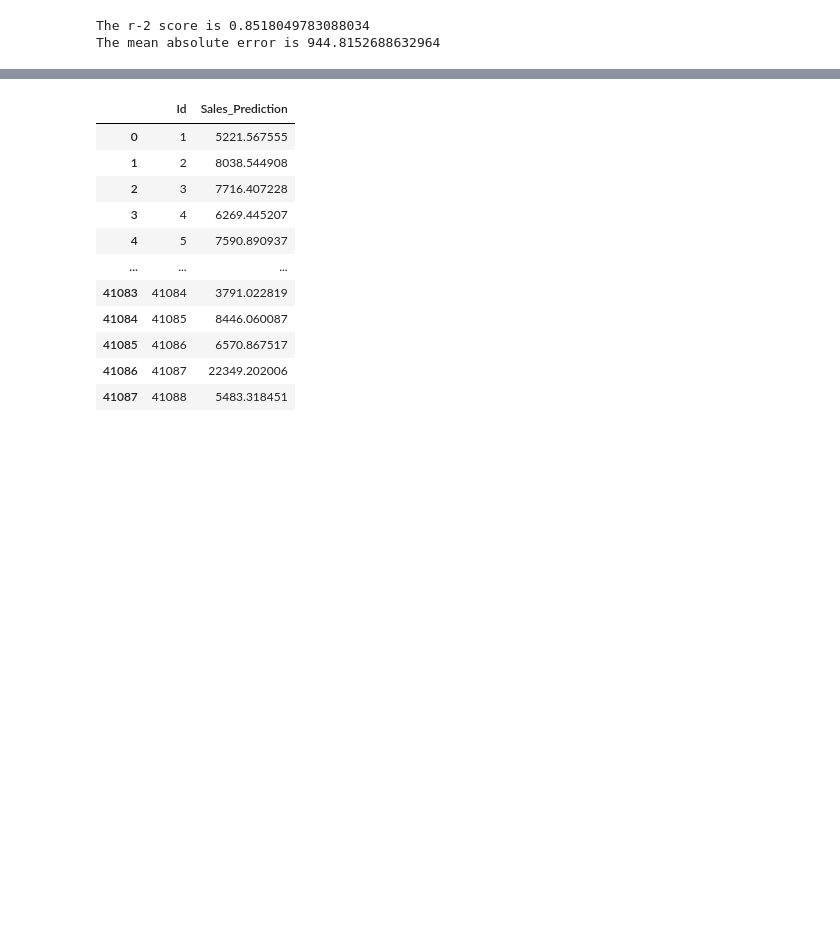
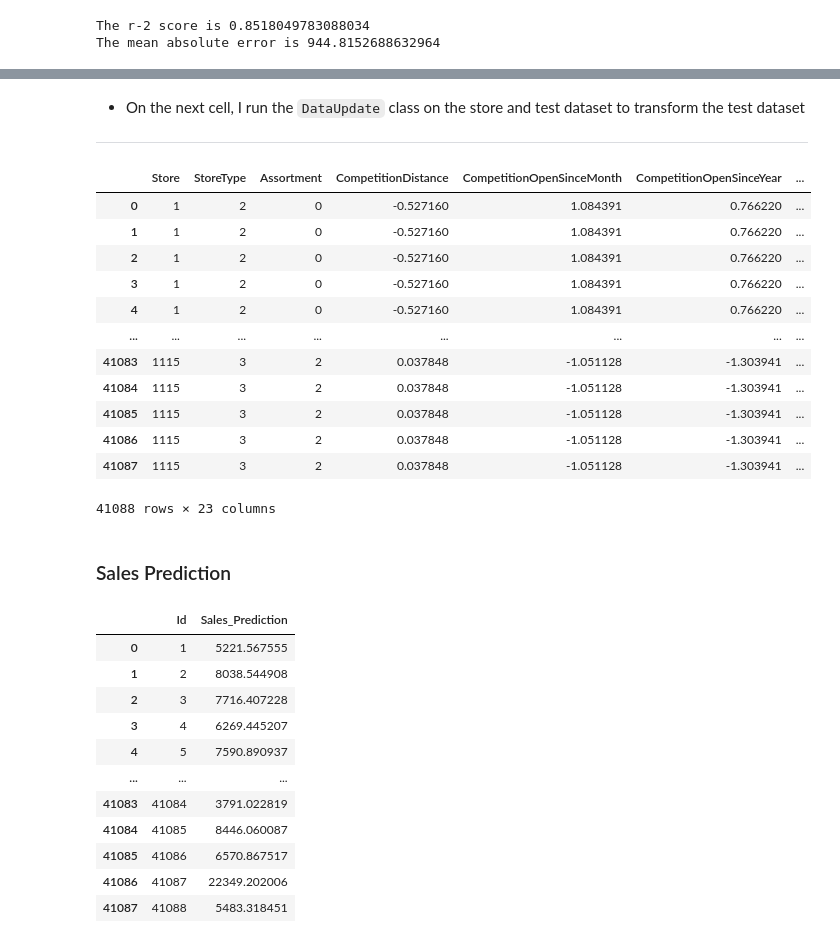
Before and after one commit to Leoul39/Rossmann-Pharmaceuticals-, a Jupyter notebook: notebooks/Cleaning.ipynb, the cells around one changed output, grey strips where cells are left out. Drawn from its saved outputs; the diff is of its cells as text; code cells hidden in the pictures; blank space fills up the shorter version.

```diff
--- a/notebooks/Cleaning.ipynb
+++ b/notebooks/Cleaning.ipynb
@@ -70 +134,24 @@ The mean absolute error is 944.8152688632964
+# %% [markdown]
+* On the next cell, I run the `DataUpdate` class on the store and test dataset to transform the test dataset
+---
+# %%
+da_2=DataUpdate(store_df,test_df)
+test_cleaned=da_2.transform()
+test_cleaned
+# %% [output]
+|  | Store | StoreType | Assortment | CompetitionDistance | CompetitionOpenSinceMonth | CompetitionOpenSinceYear | ... |
+| 0 | 1 | 2 | 0 | -0.527160 | 1.084391 | 0.766220 | ... |
+| 1 | 1 | 2 | 0 | -0.527160 | 1.084391 | 0.766220 | ... |
+| 2 | 1 | 2 | 0 | -0.527160 | 1.084391 | 0.766220 | ... |
+| 3 | 1 | 2 | 0 | -0.527160 | 1.084391 | 0.766220 | ... |
+| 4 | 1 | 2 | 0 | -0.527160 | 1.084391 | 0.766220 | ... |
+| ... | ... | ... | ... | ... | ... | ... | ... |
+| 41083 | 1115 | 3 | 2 | 0.037848 | -1.051128 | -1.303941 | ... |
+| 41084 | 1115 | 3 | 2 | 0.037848 | -1.051128 | -1.303941 | ... |
+| 41085 | 1115 | 3 | 2 | 0.037848 | -1.051128 | -1.303941 | ... |
+| 41086 | 1115 | 3 | 2 | 0.037848 | -1.051128 | -1.303941 | ... |
+| 41087 | 1115 | 3 | 2 | 0.037848 | -1.051128 | -1.303941 | ... |
+41088 rows × 23 columns
+# %% [markdown]
+### Sales Prediction
 # %%
```
Also changed, not shown: parts of 18 cells of this notebook.
